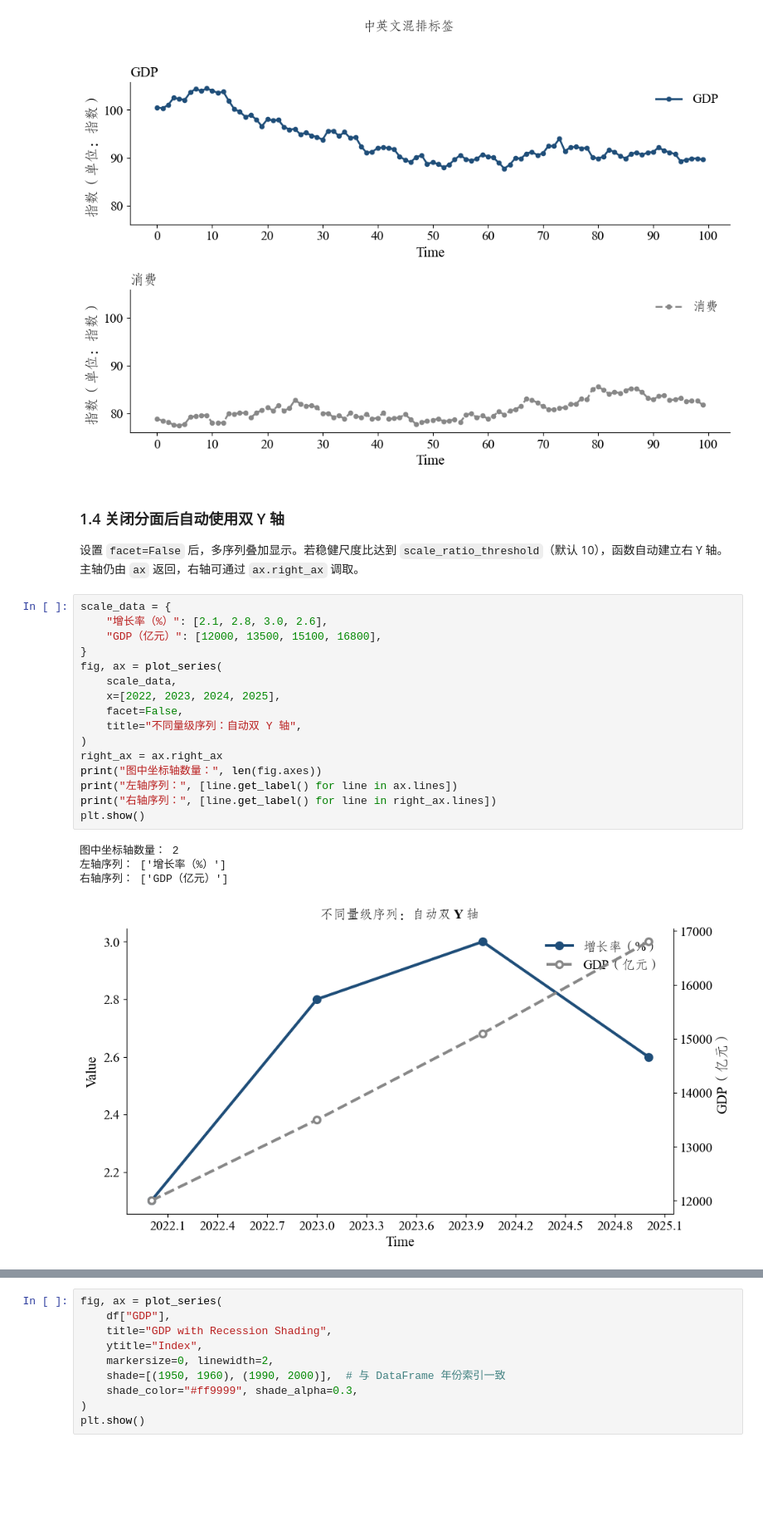
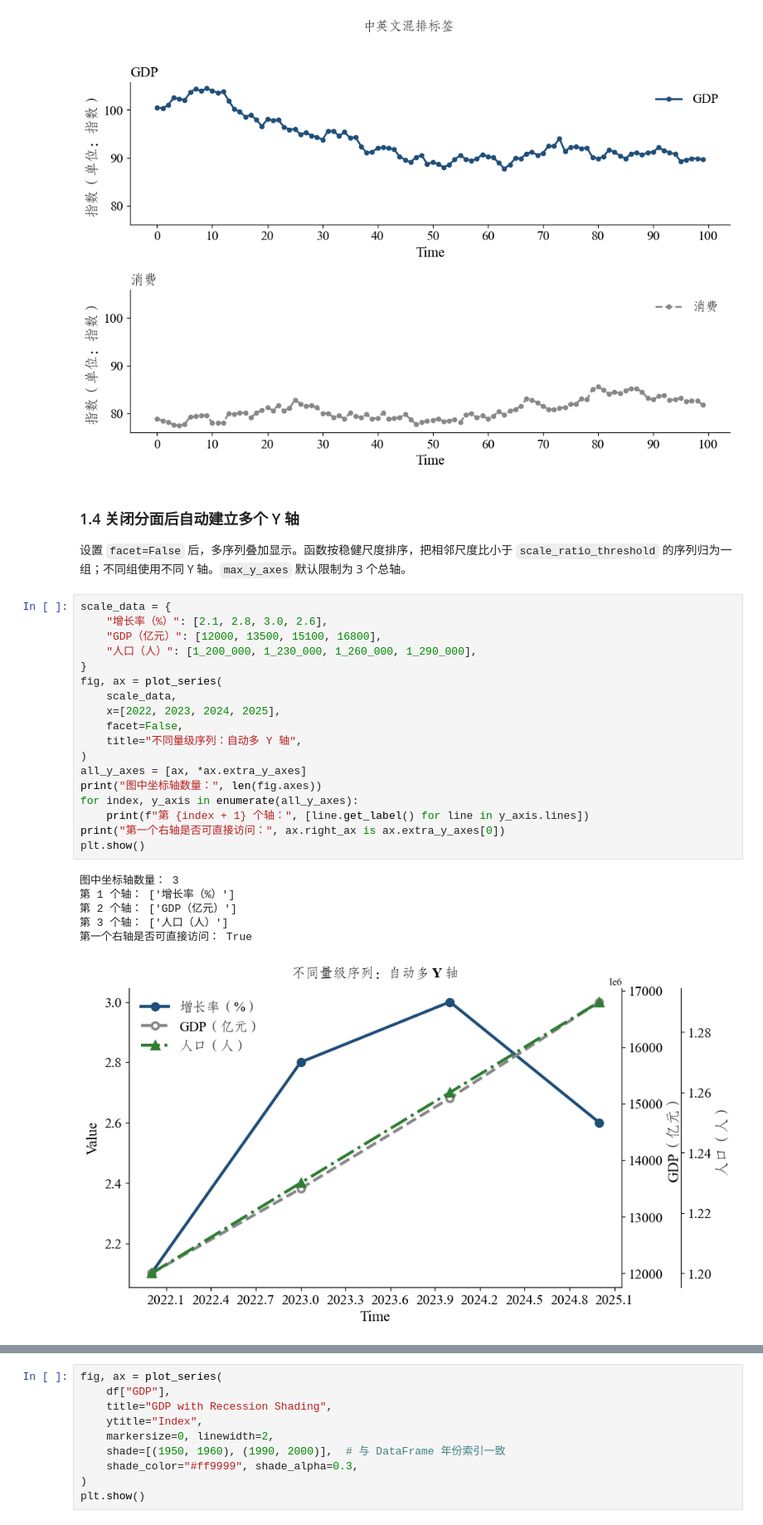
Before and after one commit to BichengNiu/Ts, a Jupyter notebook: TsPlots/demo.ipynb, the cells around one changed output, grey strips where cells are left out. Shown at 83% size. Drawn from its saved outputs; the diff is of its cells as text; blank space fills up the shorter version.

```diff
--- a/TsPlots/demo.ipynb
+++ b/TsPlots/demo.ipynb
@@ -104,27 +106,31 @@ X 轴是否共享： False
 Y 轴是否共享： True
 [figure]
 # %% [markdown]
-### 1.4 关闭分面后自动使用双 Y 轴
+### 1.4 关闭分面后自动建立多个 Y 轴
 
-设置 `facet=False` 后，多序列叠加显示。若稳健尺度比达到 `scale_ratio_threshold`（默认 10），函数自动建立右 Y 轴。主轴仍由 `ax` 返回，右轴可通过 `ax.right_ax` 调取。
+设置 `facet=False` 后，多序列叠加显示。函数按稳健尺度排序，把相邻尺度比小于 `scale_ratio_threshold` 的序列归为一组；不同组使用不同 Y 轴。`max_y_axes` 默认限制为 3 个总轴。
 # %%
 scale_data = {
     "增长率（%）": [2.1, 2.8, 3.0, 2.6],
     "GDP（亿元）": [12000, 13500, 15100, 16800],
+    "人口（人）": [1_200_000, 1_230_000, 1_260_000, 1_290_000],
 }
 fig, ax = plot_series(
     scale_data,
     x=[2022, 2023, 2024, 2025],
     facet=False,
-    title="不同量级序列：自动双 Y 轴",
+    title="不同量级序列：自动多 Y 轴",
 )
-right_ax = ax.right_ax
+all_y_axes = [ax, *ax.extra_y_axes]
 print("图中坐标轴数量：", len(fig.axes))
-print("左轴序列：", [line.get_label() for line in ax.lines])
-print("右轴序列：", [line.get_label() for line in right_ax.lines])
+for index, y_axis in enumerate(all_y_axes):
+    print(f"第 {index + 1} 个轴：", [line.get_label() for line in y_axis.lines])
+print("第一个右轴是否可直接访问：", ax.right_ax is ax.extra_y_axes[0])
 plt.show()
 # %% [output]
-图中坐标轴数量： 2
-左轴序列： ['增长率（%）']
-右轴序列： ['GDP（亿元）']
+图中坐标轴数量： 3
+第 1 个轴： ['增长率（%）']
+第 2 个轴： ['GDP（亿元）']
+第 3 个轴： ['人口（人）']
+第一个右轴是否可直接访问： True
-[figure, old version]
+[figure, new version]
```
Also changed, not shown: parts of 10 cells of this notebook, 4 other files.
